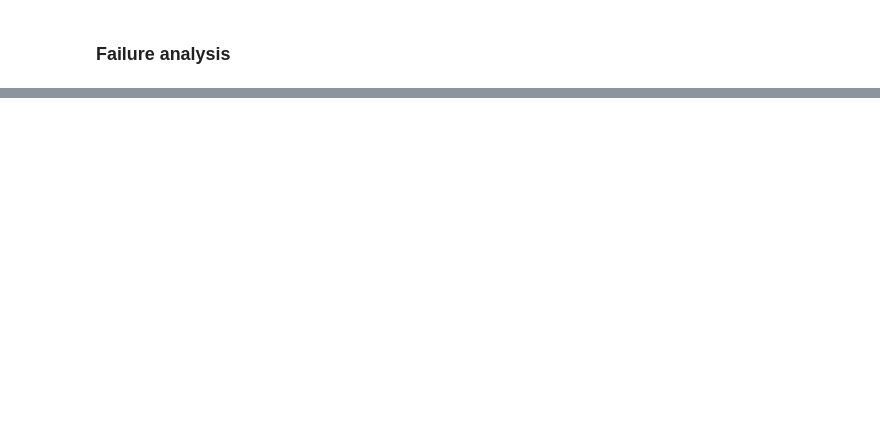
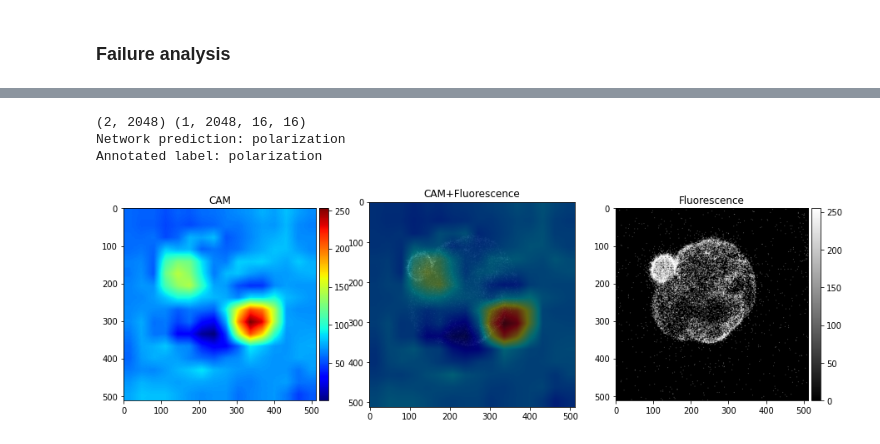
Before and after one commit to abao1999/Embryos, a Jupyter notebook: visualize_model_features.ipynb, the cells around one changed output, grey strips where cells are left out. Cells and saved outputs as stored; diff of their text form; code cells hidden in the pictures; blank space fills up the shorter version.

```diff
--- a/visualize_model_features.ipynb
+++ b/visualize_model_features.ipynb
@@ -491 +571,56 @@ print(itemindex)
+# %%
+FN_idx = 0
+group_id = np.floor(itemindex[0][FN_idx]/batch_size)
+for i, batch in enumerate(val_data):
+    data = gluon.utils.split_and_load(batch[0], ctx_list=ctx, batch_axis=0, even_split=False)
+    label = gluon.utils.split_and_load(batch[1], ctx_list=ctx, batch_axis=0, even_split=False)
+    if i == group_id:
+      break
+for i, batch in enumerate(fluo_test_data):
+    fluo_data = gluon.utils.split_and_load(batch[0], ctx_list=ctx, batch_axis=0, even_split=False)
+    if i == group_id:
+      break
+test_idx = np.remainder(itemindex[0][FN_idx], batch_size)
+test_image = data[0][test_idx].expand_dims(0)
+test_label = label[0][test_idx].asnumpy()
+test_image_fluo = fluo_data[0][test_idx].expand_dims(0)
+
+output = finetune_net(test_image)
+idx = mx.nd.argmax(output).asscalar().astype('int32')
+
+params_list = list(finetune_net.collect_params())
+weight_softmax = finetune_net.collect_params()[params_list[-2]].data().asnumpy()
+features_blob = finetune_net.features[:-4](test_image).asnumpy()
+print(weight_softmax.shape,features_blob.shape)
+
+CAMs = returnCAM(features_blob, weight_softmax, idx)
+_ , _ , height, width = test_image.shape
+test_CAM = cv2.resize(CAMs,(width, height))
+print('Network prediction: %s'%classes[idx])
+print('Annotated label: %s'%classes[int(test_label)])
+
+test_image_narray = np.swapaxes(np.squeeze(test_image.asnumpy()),0,2)*X_std+X_mean
+test_image_narray = (NormalizeData(test_image_narray)*255).astype(np.uint8)
+test_image_narray_fluo = np.swapaxes(np.squeeze(test_image_fluo.asnumpy()),0,2)*X_std+X_mean
+test_image_narray_fluo = (NormalizeData(test_image_narray_fluo)*255).astype(np.uint8)
+
+test_image_squeeze = np.squeeze(collapse_same_frame(test_image_narray))
+test_image_squeeze_fluo = np.squeeze(collapse_same_frame(test_image_narray_fluo))
+
+heatmap = cv2.applyColorMap(255-test_CAM, cv2.COLORMAP_JET)
+overlay = heatmap * 0.4 + test_image_narray * 0.6
+
+images = []
+images.append(test_CAM)
+images.append(overlay.astype('uint8'))
+images.append(cv2.equalizeHist(cv2.cvtColor(test_image_squeeze,cv2.COLOR_BGR2GRAY)))
+
+titles = ['CAM','CAM+Fluorescence','Fluorescence']
+cmaps = ['jet',None,'gray']
+fig = show_images(images, titles, cmaps)
+# %% [output]
+(2, 2048) (1, 2048, 16, 16)
+Network prediction: polarization
+Annotated label: polarization
+[figure, added]
 # %%
```
Also changed, not shown: parts of 32 cells of this notebook, 1 other file.
